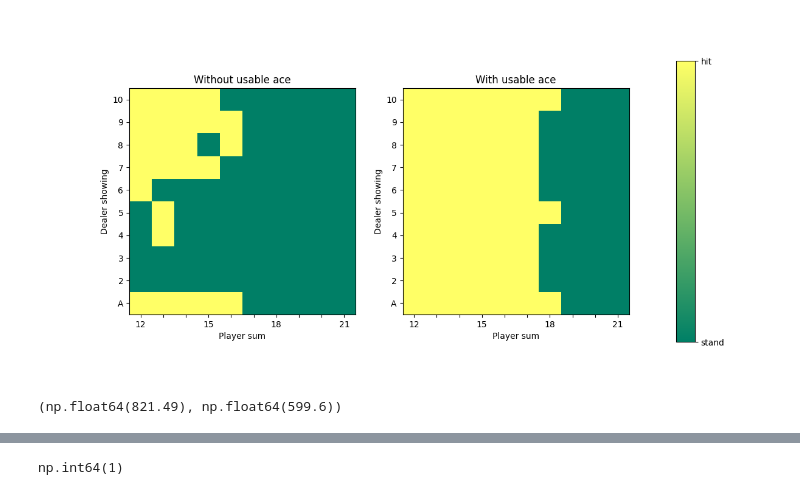
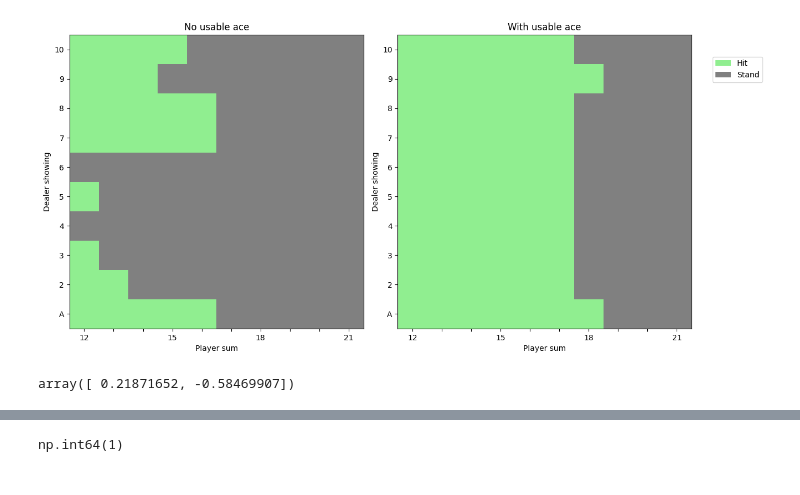
Before and after one commit to 4x1om/barto_sutton_exercises, a Jupyter notebook: 5.3_solving_blackjack/blackjack.ipynb, the cells around one changed output, grey strips where cells are left out. Cells and saved outputs as stored; diff of their text form; code cells hidden in the pictures.

```diff
--- a/5.3_solving_blackjack/blackjack.ipynb
+++ b/5.3_solving_blackjack/blackjack.ipynb
@@ -85,7 +91,7 @@ class BlackjackAgent:
         self.q = np.random.randn(11, 22, 2, 2)
         self.vis = np.zeros((11, 22, 2))
 
-    def train(self):
+    def update(self):
         s, _ = self.env.reset()
         a = np.random.randint(0, 2)
         states = [s]
@@ -114,8 +120,8 @@ class BlackjackAgent:
             self.pi[s] = np.argmax(self.q[s])
 
     def monte_carlo_es(self):
-        for ep in range(2000000):
-            self.train()
+        for ep in range(1_000_000):
+            self.update()
 # %%
 env = BlackjackEnv()
 # env.reset()
@@ -157,43 +165,44 @@ plt.show()
 # %%
-fig, axs = plt.subplots(
-    1, 3, figsize=(12, 6), gridspec_kw={"width_ratios": [12, 12, 1]}
-)
+%matplotlib inline
+fig, axs = plt.subplots(1, 2, figsize=(12, 6))
 fig.subplots_adjust(wspace=0.3)
-no_ace, with_ace, cbar_ax = axs
+no_ace, with_ace = axs
 no_ace: Axes
 with_ace: Axes
-cbar_ax: Axes
 
 xticks = range(12, 22)
 xlabels = [str(tick) if tick in (12, 15, 18, 21) else "" for tick in yticks]
 
-no_ace_im = no_ace.imshow(
-    agent.pi[1:11, 12:22, 0],
-    extent=[12 - 0.5, 21 + 0.5, 1 - 0.5, 10 + 0.5],
-    origin="lower",
-    cmap="summer",
-)
-no_ace.set_xlabel("Player sum")
-no_ace.set_xticks(xticks, labels=xlabels)
-no_ace.set_ylabel("Dealer showing")
-no_ace.set_yticks(range(1, 11), labels=(["A"] + [*range(2, 11)]))
-no_ace.set_title("Without usable ace")
+def plot_policy(ax: Axes, pi_sliced, title):
+    binary_cmap = ListedColormap(["gray", "lightgreen"])
+    ax.imshow(
+        pi_sliced,
+        extent=[12 - 0.5, 21 + 0.5, 1 - 0.5, 10 + 0.5],
+        origin="lower",
+        cmap=binary_cmap,
+    )
+    ax.set_xlabel("Player sum")
+    ax.set_xticks(xticks, labels=xlabels)
+    ax.set_ylabel("Dealer showing")
+    ax.set_yticks(range(1, 11), labels=(["A"] + [*range(2, 11)]))
+    ax.set_title(title)
 
-with_ace_im = with_ace.imshow(
-    agent.pi[1:11, 12:22, 1],
-    extent=[12 - 0.5, 21 + 0.5, 1 - 0.5, 10 + 0.5],
-    origin="lower",
-    cmap="summer",
-)
-with_ace.set_xlabel("Player sum")
-with_ace.set_xticks(xticks, labels=xlabels)
-with_ace.set_ylabel("Dealer showing")
-with_ace.set_yticks(range(1, 11), labels=(["A"] + [*range(2, 11)]))
-with_ace.set_title("With usable ace")
+plot_policy(no_ace, agent.pi[1:11, 12:22, 0], "No usable ace")
+plot_policy(with_ace, agent.pi[1:11, 12:22, 1], "With usable ace")
 
-cbar = plt.colorbar(with_ace_im, cax=cbar_ax, ticks=[0, 1])
+handles = [
+    Patch(facecolor="lightgreen", label="Hit"),
+    Patch(facecolor="gray", label="Stand")
+]
+
+fig.legend(handles=handles, loc="upper right",
+           bbox_to_anchor=(1.1, .9)
+           )
+fig.tight_layout()
+# cbar_ax.legend(handles=handles, loc="upper right")
+# cbar = plt.colorbar(with_ace_im, cax=cbar_ax, ticks=[0, 1])
 # cbar_ax.axis("off")
-cbar.ax.set_yticklabels(["stand", "hit"])
+# cbar.ax.set_yticklabels(["stand", "hit"])
 plt.show()
 # %% [output]
-[figure, old version]
+[figure, new version]
@@ -200,8 +211,10 @@ plt.show()
 # %%
-q0 = agent.q[1:11, 12:22, 0, :]
-v = np.max(q0, axis=2)
+# np.max(agent.q[1:11, 12:22, 0], axis=2).shape
+agent.q[6, 18, 0]
+# q0 = agent.q[1:11, 12:22, 0, :]
+# v = np.max(q0, axis=2)
 # m = np.max(agent.q, axis=3)
 # m[1, 12, 1]
-np.average(agent.vis[1:11, 12:22, 0]), np.average(agent.vis[1:11, 12:22, 1])
+# np.average(agent.vis[1:11, 12:22, 0]), np.average(agent.vis[1:11, 12:22, 1])
 # %% [output]
-(np.float64(821.49), np.float64(599.6))
+array([ 0.21871652, -0.58469907])
```
Also changed, not shown: parts of 6 cells of this notebook.
